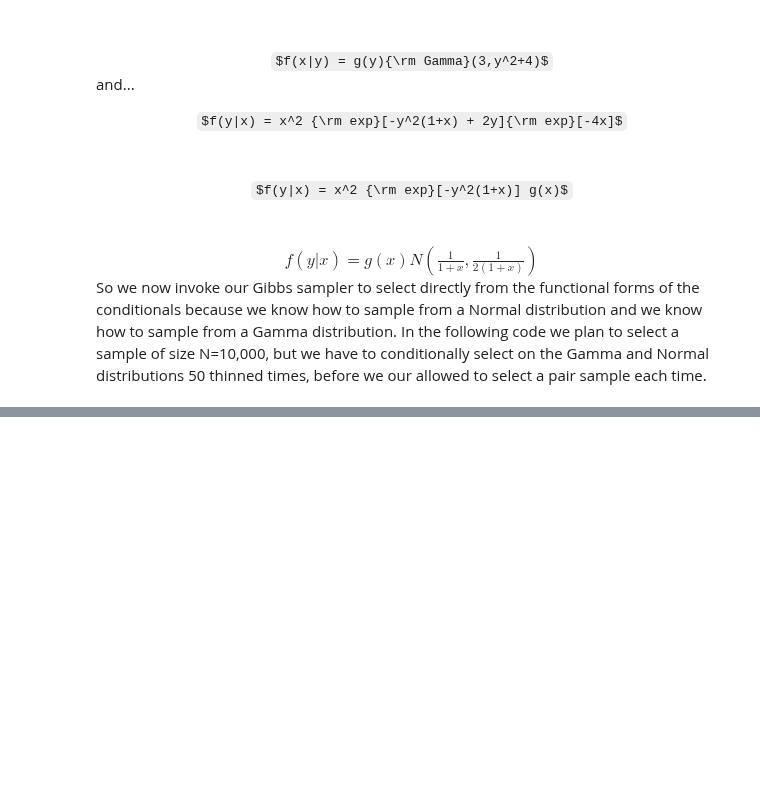
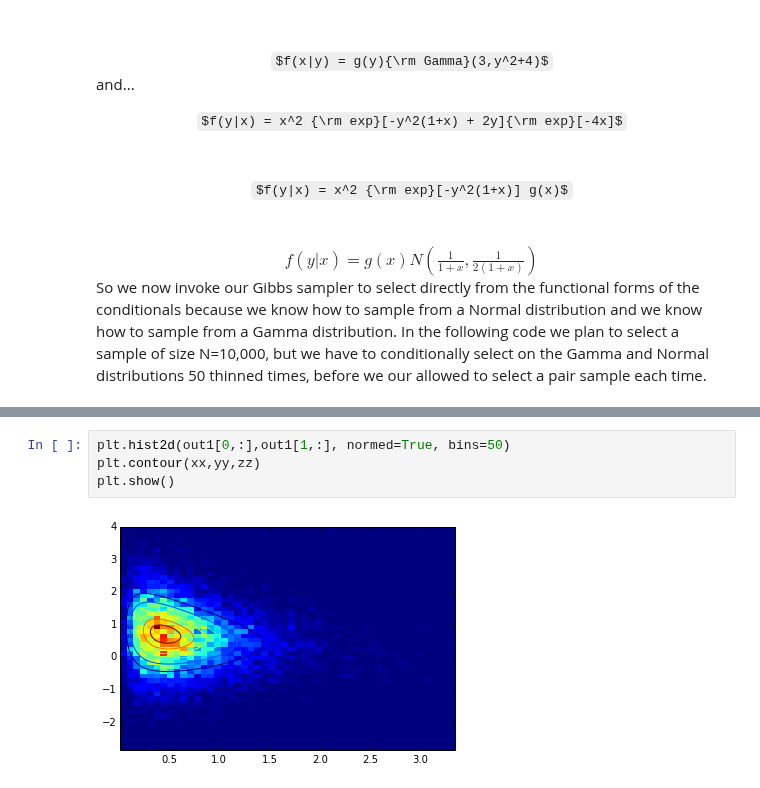
Before and after one commit to subodhchhabra/2015, a Jupyter notebook: Lectures/Lecture09_Predictive_Probability_and_Gibbs_Slides.ipynb, the cells around one changed output, grey strips where cells are left out. Cells and saved outputs as stored; diff of their text form; some formulas as TeX source; blank space fills up the shorter version.

```diff
--- a/Lectures/Lecture09_Predictive_Probability_and_Gibbs_Slides.ipynb
+++ b/Lectures/Lecture09_Predictive_Probability_and_Gibbs_Slides.ipynb
@@ -504,0 +518,6 @@ plt.show()
+# %%
+plt.hist2d(out1[0,:],out1[1,:], normed=True, bins=50)
+plt.contour(xx,yy,zz)
+plt.show()
+# %% [output]
+[figure, added]
```
Also changed, not shown: parts of 5 cells of this notebook.
